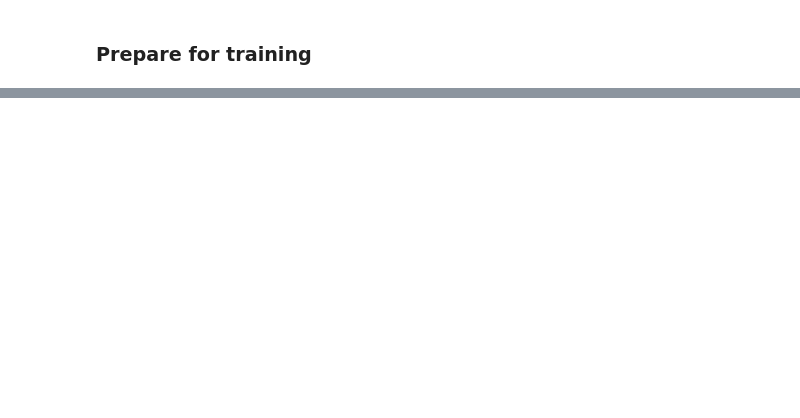
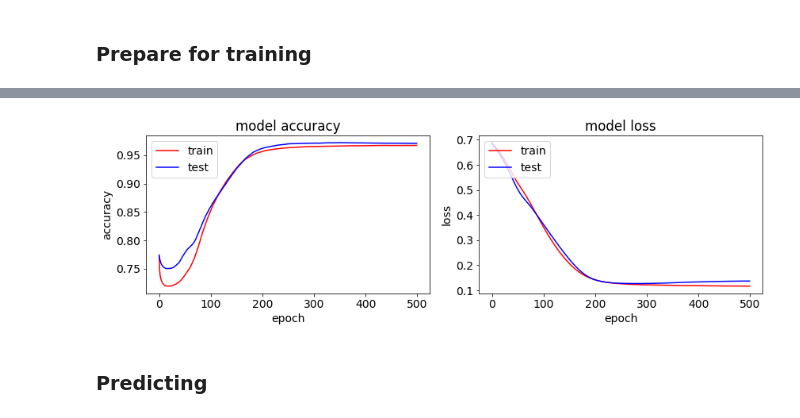
Before and after one commit to yannidd/ai-society-lstm-lecture, a Jupyter notebook: notebook.ipynb, the cells around one changed output, grey strips where cells are left out. Cells and saved outputs as stored; diff of their text form; code cells hidden in the pictures; blank space fills up the shorter version.

```diff
--- a/notebook.ipynb
+++ b/notebook.ipynb
@@ -129,0 +138,6 @@ def make_model(name, stateful: bool=False):
+# %%
+training_model = make_model('training_model')
+training_model.compile(loss = 'categorical_crossentropy',
+                       optimizer = 'adam',
+                       metrics = ['accuracy'])
+training_model.summary()
@@ -129,0 +161,40 @@ def make_model(name, stateful: bool=False):
+# %%
+batch_size = 75153 #@param {type:"integer"}
+epochs = 500 #@param {type:"integer"}
+
+log_dir="logs/fit/" + datetime.datetime.now().strftime("%Y%m%d-%H%M%S")
+tensorboard_callback = TensorBoard(log_dir=log_dir, histogram_freq=1)
+
+history = training_model.fit(x=x_train,
+                             y=y_train,
+                             epochs=epochs,
+                             validation_data=(x_test, y_test),
+                             batch_size=batch_size,
+                             callbacks=[tensorboard_callback])
+# %%
+fig = plt.figure(figsize=(12, 4))
+ax0 = plt.subplot2grid((1, 2), (0, 0), 1, 1)
+ax1 = plt.subplot2grid((1, 2), (0, 1), 1, 1)
+
+# Plot training & validation accuracy values
+ax0.plot(history.history['accuracy'], 'r')
+ax0.plot(history.history['val_accuracy'], 'b')
+ax0.set_title('model accuracy')
+ax0.set_ylabel('accuracy')
+ax0.set_xlabel('epoch')
+ax0.legend(['train', 'test'], loc='upper left')
+
+# Plot training & validation loss values
+ax1.plot(history.history['loss'], 'r')
+ax1.plot(history.history['val_loss'], 'b')
+ax1.set_title('model loss')
+ax1.set_ylabel('loss')
+ax1.set_xlabel('epoch')
+ax1.legend(['train', 'test'], loc='upper left')
+
+plt.tight_layout()
+plt.show()
+# %% [output]
+[figure, added]
+# %% [markdown]
+### Predicting
```
Also changed, not shown: parts of 15 cells of this notebook.
